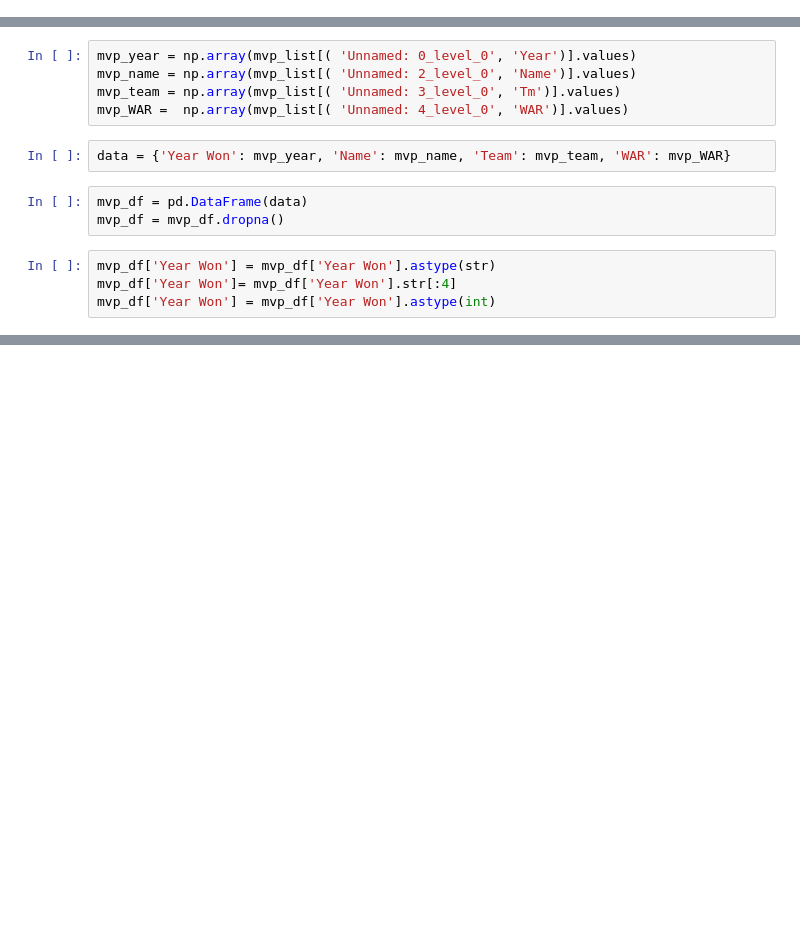
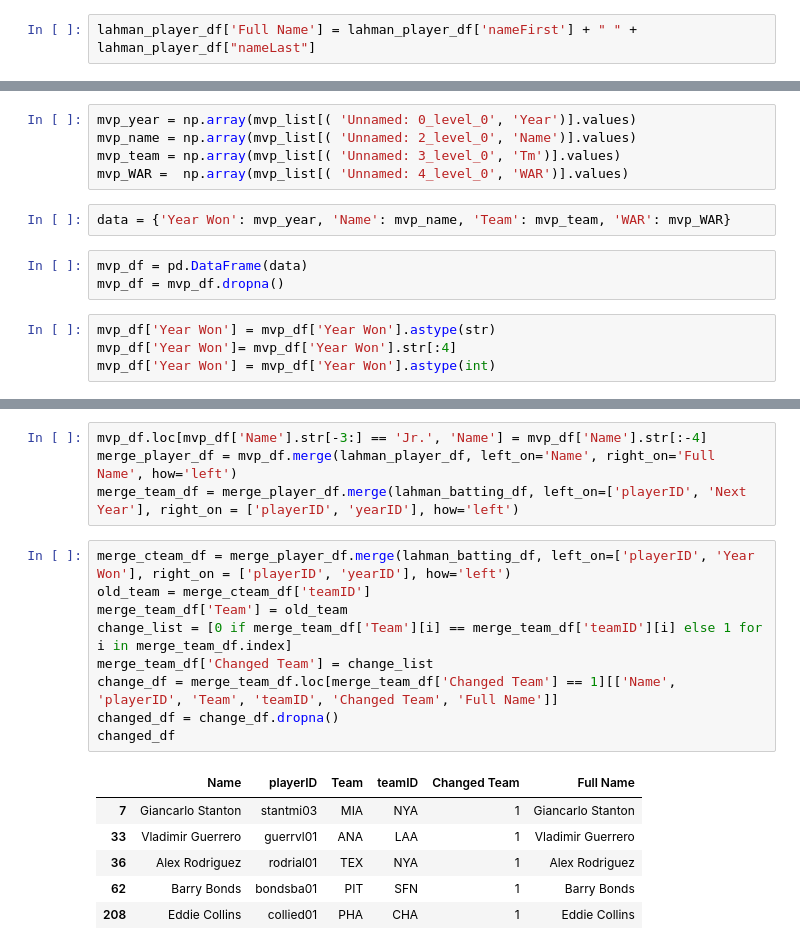
Before and after one commit to ajg318/WARcomparison, a Jupyter notebook: WarAnalysis.ipynb, the cells around one changed output, grey strips where cells are left out. Drawn from its saved outputs; the diff is of its cells as text; blank space fills up the shorter version.

```diff
--- a/WarAnalysis.ipynb
+++ b/WarAnalysis.ipynb
@@ -20,0 +44,2 @@ browser = Browser('chrome', **executable_path, headless=False)
+# %%
+lahman_player_df['Full Name'] = lahman_player_df['nameFirst'] + " " + lahman_player_df["nameLast"]
@@ -152,0 +287,20 @@ no
+# %%
+mvp_df.loc[mvp_df['Name'].str[-3:] == 'Jr.', 'Name'] = mvp_df['Name'].str[:-4]
+merge_player_df = mvp_df.merge(lahman_player_df, left_on='Name', right_on='Full Name', how='left')
+merge_team_df = merge_player_df.merge(lahman_batting_df, left_on=['playerID', 'Next Year'], right_on = ['playerID', 'yearID'], how='left')
+# %%
+merge_cteam_df = merge_player_df.merge(lahman_batting_df, left_on=['playerID', 'Year Won'], right_on = ['playerID', 'yearID'], how='left')
+old_team = merge_cteam_df['teamID']
+merge_team_df['Team'] = old_team
+change_list = [0 if merge_team_df['Team'][i] == merge_team_df['teamID'][i] else 1 for i in merge_team_df.index]
+merge_team_df['Changed Team'] = change_list
+change_df = merge_team_df.loc[merge_team_df['Changed Team'] == 1][['Name', 'playerID', 'Team', 'teamID', 'Changed Team', 'Full Name']]
+changed_df = change_df.dropna()
+changed_df
+# %% [output]
+|  | Name | playerID | Team | teamID | Changed Team | Full Name |
+| 7 | Giancarlo Stanton | stantmi03 | MIA | NYA | 1 | Giancarlo Stanton |
+| 33 | Vladimir Guerrero | guerrvl01 | ANA | LAA | 1 | Vladimir Guerrero |
+| 36 | Alex Rodriguez | rodrial01 | TEX | NYA | 1 | Alex Rodriguez |
+| 62 | Barry Bonds | bondsba01 | PIT | SFN | 1 | Barry Bonds |
+| 208 | Eddie Collins | collied01 | PHA | CHA | 1 | Eddie Collins |
```
Also changed, not shown: parts of 12 cells of this notebook, 28 other files.
